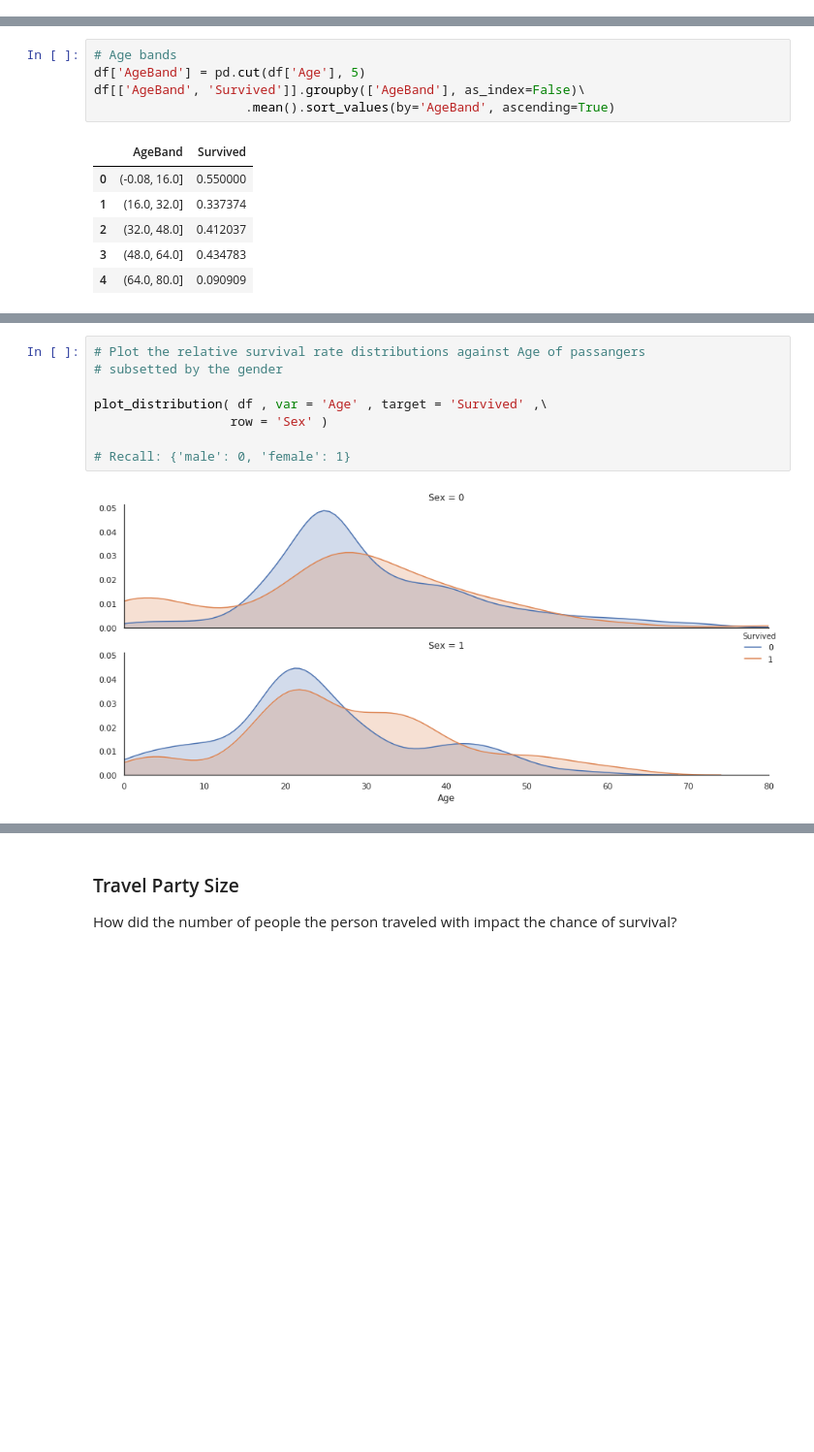
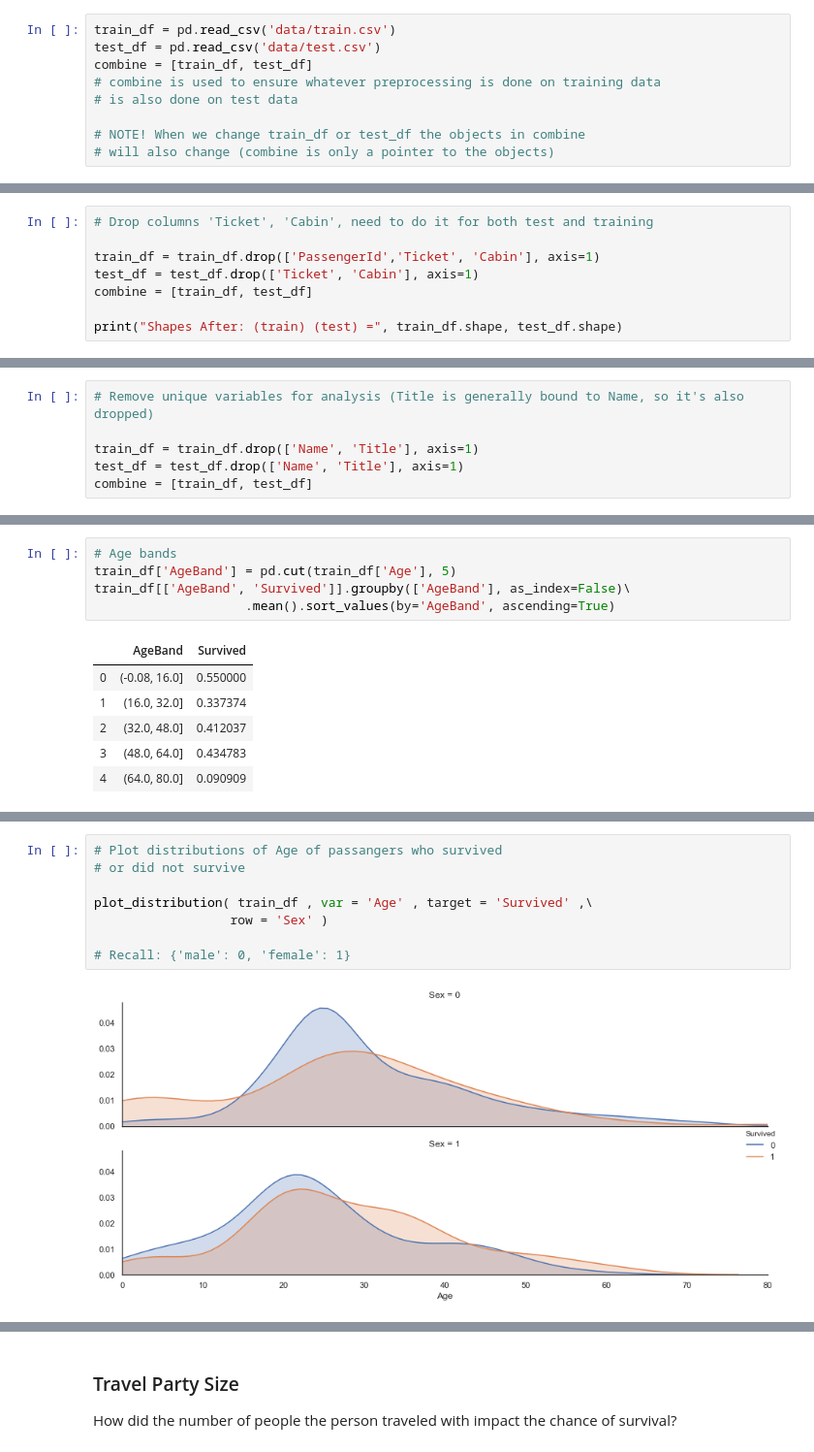
Before and after one commit to afo/data-x_prague, a Jupyter notebook: 04-tools-prediction-titanic/titanic.ipynb, the cells around one changed output, grey strips where cells are left out. Shown at 97% size. Cells and saved outputs as stored; diff of their text form; blank space fills up the shorter version.

```diff
--- a/04-tools-prediction-titanic/titanic.ipynb
+++ b/04-tools-prediction-titanic/titanic.ipynb
@@ -169,3 +194,12 @@ df.head()
+# %%
+train_df = pd.read_csv('data/train.csv')
+test_df = pd.read_csv('data/test.csv')
+combine = [train_df, test_df]
+# combine is used to ensure whatever preprocessing is done on training data
+# is also done on test data
+
+# NOTE! When we change train_df or test_df the objects in combine
+# will also change (combine is only a pointer to the objects)
 # %% [markdown]
 <a id='sec3'></a>
 ___
@@ -405,0 +313,8 @@ df.head()
+# %%
+# Drop columns 'Ticket', 'Cabin', need to do it for both test and training
+
+train_df = train_df.drop(['PassengerId','Ticket', 'Cabin'], axis=1)
+test_df = test_df.drop(['Ticket', 'Cabin'], axis=1)
+combine = [train_df, test_df]
+
+print("Shapes After: (train) (test) =", train_df.shape, test_df.shape)
@@ -405,0 +470,6 @@ df.head()
+# %%
+# Remove unique variables for analysis (Title is generally bound to Name, so it's also dropped)
+
+train_df = train_df.drop(['Name', 'Title'], axis=1)
+test_df = test_df.drop(['Name', 'Title'], axis=1)
+combine = [train_df, test_df]
@@ -463,7 +589,7 @@ Done!
 # %%
 # Age bands
-df['AgeBand'] = pd.cut(df['Age'], 5)
-df[['AgeBand', 'Survived']].groupby(['AgeBand'], as_index=False)\
+train_df['AgeBand'] = pd.cut(train_df['Age'], 5)
+train_df[['AgeBand', 'Survived']].groupby(['AgeBand'], as_index=False)\
                     .mean().sort_values(by='AgeBand', ascending=True)
 # %% [output]
 |  | AgeBand | Survived |
@@ -477,12 +603,12 @@ df[['AgeBand', 'Survived']].groupby(['AgeBand'], as_index=False)\
 # %%
-# Plot the relative survival rate distributions against Age of passangers
-# subsetted by the gender
+# Plot distributions of Age of passangers who survived
+# or did not survive
 
-plot_distribution( df , var = 'Age' , target = 'Survived' ,\
+plot_distribution( train_df , var = 'Age' , target = 'Survived' ,\
                   row = 'Sex' )
 
 # Recall: {'male': 0, 'female': 1}
 # %% [output]
-[figure, old version]
+[figure, new version]
 # %%
 # Change Age column to
```
Also changed, not shown: parts of 131 cells of this notebook, 1 other file.
